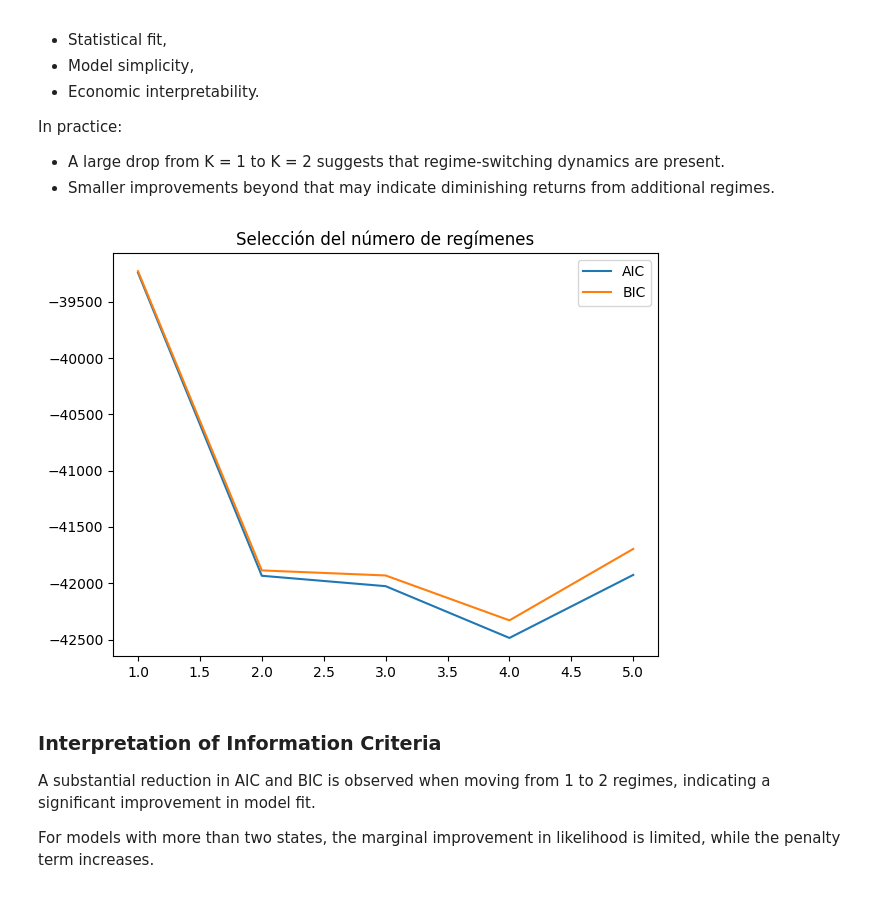
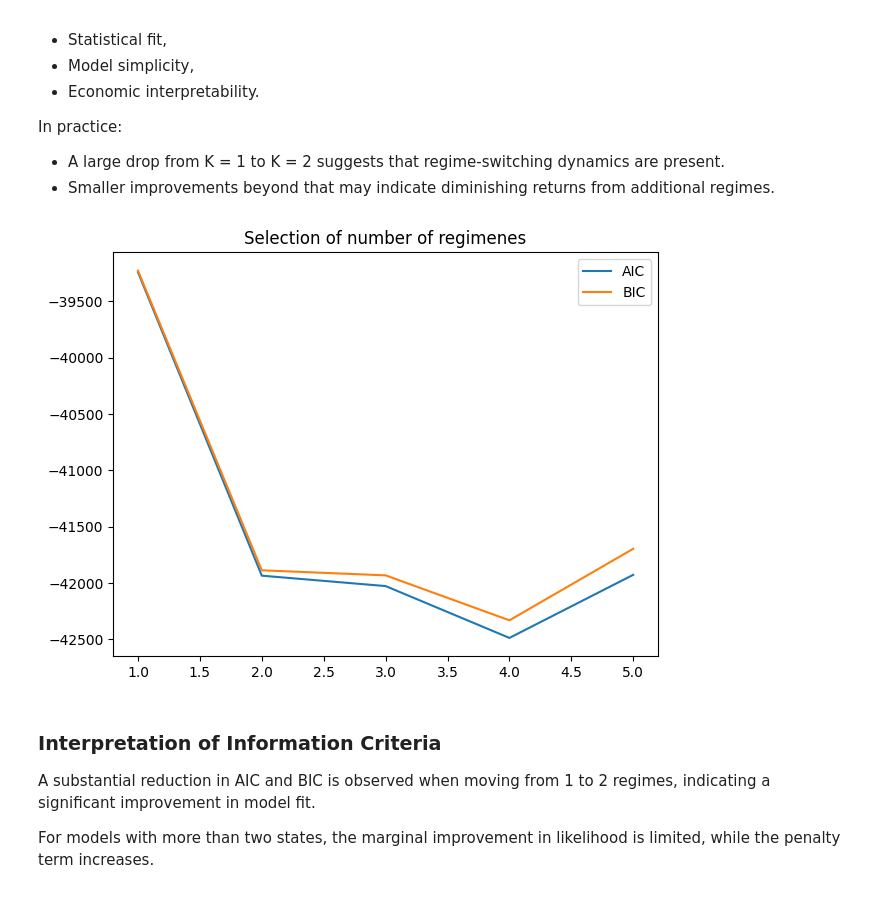
Before and after one commit to DaniLopez02/market-regime-detection-hmm, a Jupyter notebook: market_regime_identification_hmm.ipynb, the cells around one changed output. Drawn from its saved outputs; the diff is of its cells as text; code cells hidden in the pictures.

```diff
--- a/market_regime_identification_hmm.ipynb
+++ b/market_regime_identification_hmm.ipynb
@@ -204,13 +204,13 @@ In practice:
 # %%
 plt.figure()
 plt.plot(range(1, 6), aic_scores, label="AIC")
 plt.plot(range(1, 6), bic_scores, label="BIC")
 plt.legend()
-plt.title("Selección del número de regímenes")
+plt.title("Selection of number of regimenes")
 plt.tight_layout()
 plt.show()
 # %% [output]
-[figure, old version]
+[figure, new version]
 # %% [markdown]
 ### Interpretation of Information Criteria
 
```
Also changed, not shown: parts of 4 cells of this notebook.
